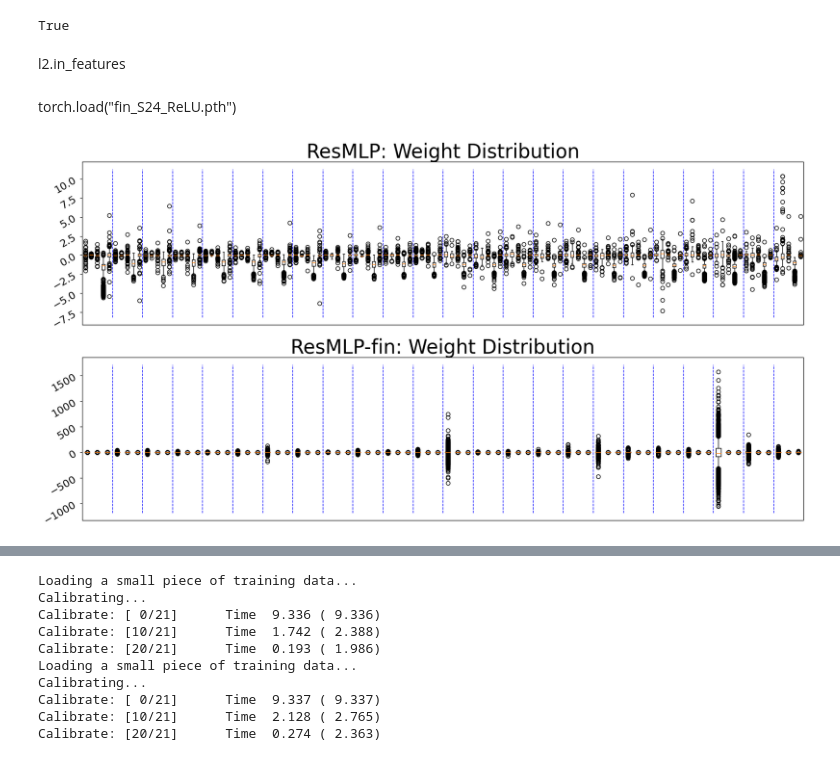
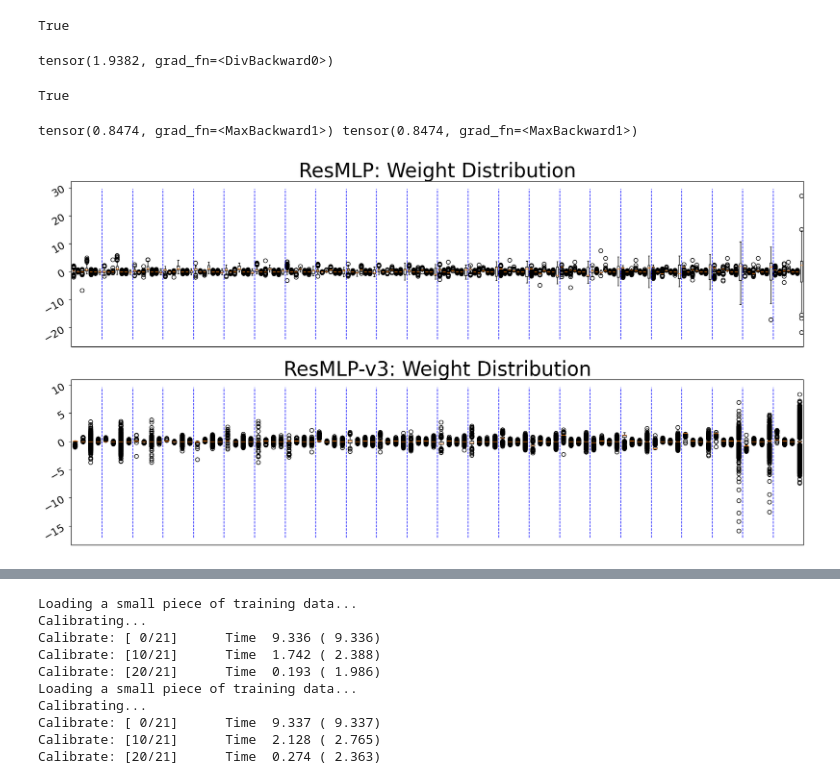
Before and after one commit to scott306lr/ResMLP_QAT, a Jupyter notebook: model_v3_analyze.ipynb, the cells around one changed output, grey strips where cells are left out. Cells and saved outputs as stored; diff of their text form; code cells hidden in the pictures.

```diff
--- a/model_v3_analyze.ipynb
+++ b/model_v3_analyze.ipynb
@@ -115,25 +151,40 @@ torch.allclose(out1, out2, atol=1e-5)
 # %% [output]
 torch.Size([384, 384]) torch.Size([196, 196]) torch.Size([384, 384])
 True
-# %% [markdown]
-l2.in_features
-# %% [markdown]
-
-torch.load("fin_S24_ReLU.pth")
+# %%
+r1 = W1.abs().max()
+r2 = W2.abs().max()
+sT = torch.sqrt(r1*r2)/r2
+
+W2_new = W2 * sT
+W1_new = W1 / sT
+B1_new = B1 / sT
+
+print(sT)
+
+out3 = W2_new @ (x @ W1_new + B1_new)
+torch.allclose(out3, out2, atol=1e-5)
+# %% [output]
+tensor(1.9382, grad_fn=<DivBackward0>)
+True
+# %%
+print(W1_new.abs().max(), W2_new.abs().max())
+# %% [output]
+tensor(0.8474, grad_fn=<MaxBackward1>) tensor(0.8474, grad_fn=<MaxBackward1>)
 # %%
 fig, ax = plt.subplots(2,1, figsize=(20, 10))
 ax[0].get_xaxis().set_visible(False)
 ax[1].get_xaxis().set_visible(False)
 
 # cle_for_resmlp(model)
 # model2.cpu()
-layer_dist(model1, 0, 23, name="ResMLP: Weight Distribution", ax=ax[0], type="bias")
+layer_dist(model1, 0, 23, name="ResMLP: Weight Distribution", ax=ax[0], type="weight")
 
 # model2.cpu()
 # cle_for_resmlp_v3(model2)
-layer_dist(model2, 0, 23, name="ResMLP-fin: Weight Distribution", ax=ax[1], type="bias")
+layer_dist(model2, 0, 23, name="ResMLP-v3: Weight Distribution", ax=ax[1], type="weight")
 # %% [output]
-[figure, old version]
+[figure, new version]
 # %%
 fig, ax = plt.subplots(2,1, figsize=(20, 10))
 ax[0].get_xaxis().set_visible(False)
```
Also changed, not shown: parts of 30 cells of this notebook, 3 other files.
